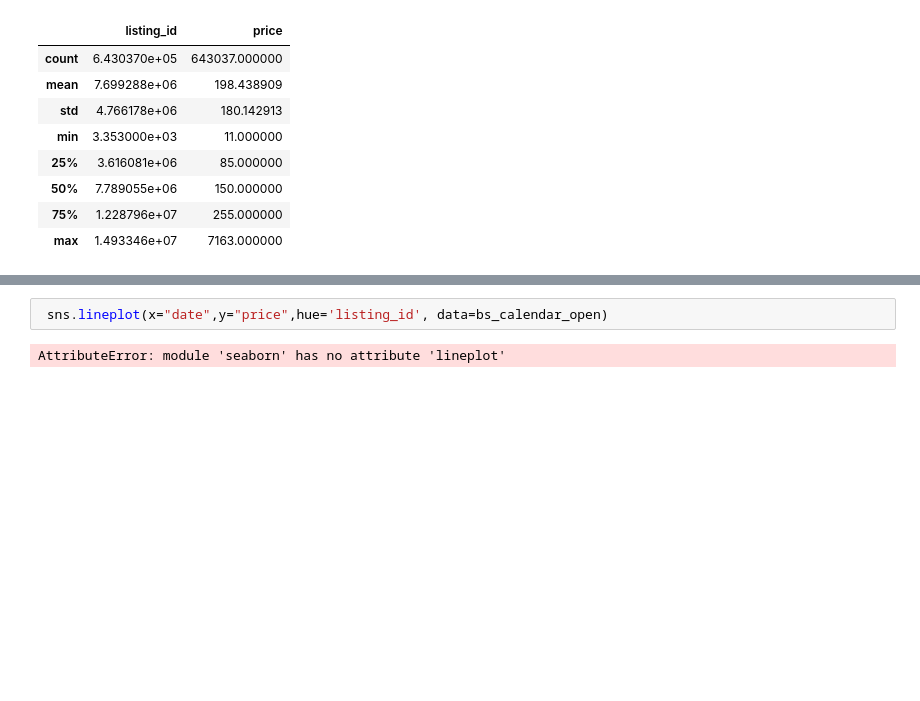
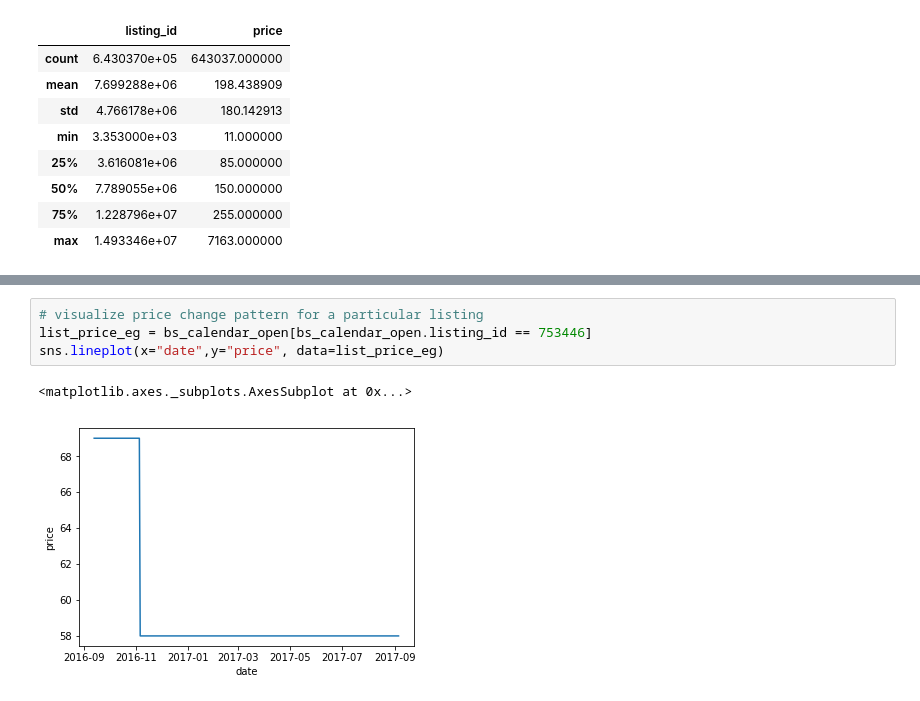
Before and after one commit to haataa/airbnb_finding, a Jupyter notebook: airbnb_findding.ipynb, the cells around one changed output, grey strips where cells are left out. Cells and saved outputs as stored; diff of their text form; blank space fills up the shorter version.

Commit message:
plot price change for a particular listing

```diff
--- a/airbnb_findding.ipynb
+++ b/airbnb_findding.ipynb
@@ -129,4 +136,7 @@ bs_calendar_open.describe()
 # %%
- sns.lineplot(x="date",y="price",hue='listing_id', data=bs_calendar_open)
+# visualize price change pattern for a particular listing
+list_price_eg = bs_calendar_open[bs_calendar_open.listing_id == 753446]
+sns.lineplot(x="date",y="price", data=list_price_eg)
 # %% [output]
-AttributeError: module 'seaborn' has no attribute 'lineplot'
+<matplotlib.axes._subplots.AxesSubplot at 0x...>
+[figure, added]
```
Also changed, not shown: parts of 2 cells of this notebook.
